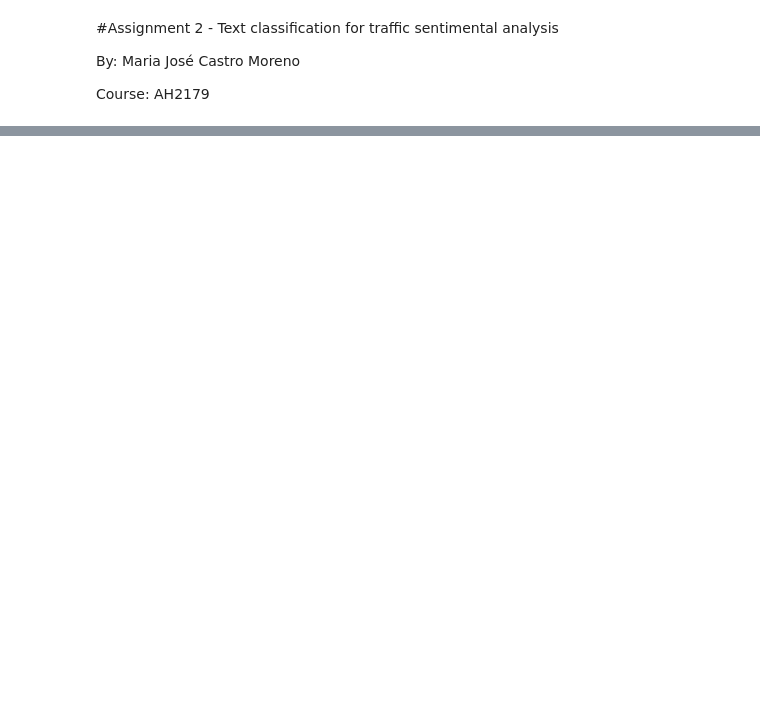
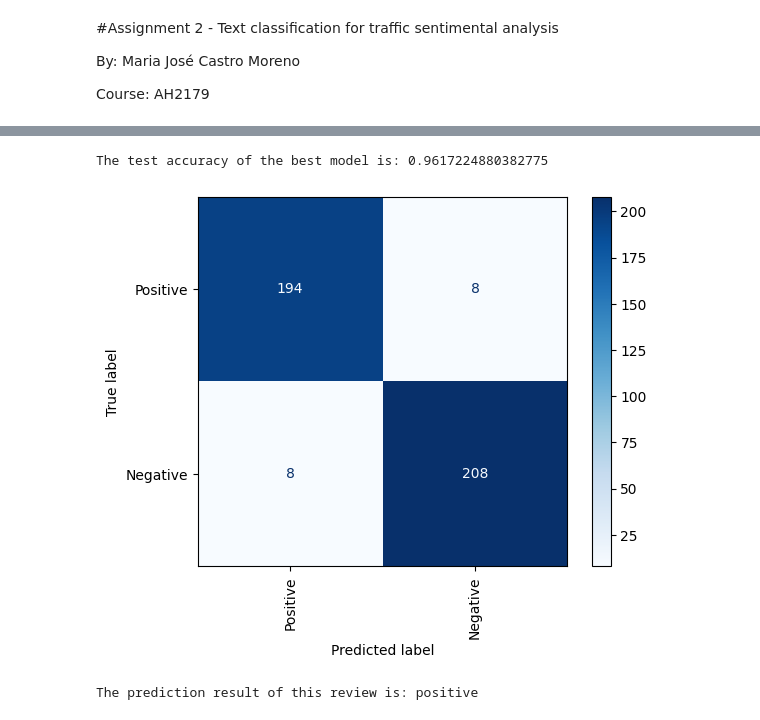
Before and after one commit to mariacastrom00/AI_exercises_MJCM, a Jupyter notebook: Assignment2_AH2179_MJCM.ipynb, the cells around one changed output, grey strips where cells are left out. Saved outputs shown, nothing was run; the diff lists cells and outputs as text; code cells hidden in the pictures; blank space fills up the shorter version.

```diff
--- a/Assignment2_AH2179_MJCM.ipynb
+++ b/Assignment2_AH2179_MJCM.ipynb
@@ -34,0 +210,22 @@ df.head()
+# %%
+# Model parameter 1: Logistic Regression
+model = LogisticRegression(max_iter=1000, random_state=0)
+param_grid = {'C': [0.001, 0.01, 0.1, 1, 10, 100]}
+
+grid_search = GridSearchCV(estimator=model, param_grid=param_grid, cv=5, scoring='accuracy')
+
+grid_search.fit(x_train_vectorized, y_train)
+
+best_lr = grid_search.best_estimator_
+
+test_accuracy = accuracy_score(y_test, best_lr.predict(x_test_vectorized))
+
+results.append({'Vectorizer': vectorizer_name,
+    'Model': 'Logistic Regression',
+    'Best Parameters': grid_search.best_params_,
+    'CV Accuracy': grid_search.best_score_,
+    'Test Accuracy': test_accuracy})
+
+print("Best parameters:", grid_search.best_params_)
+print("CV accuracy:", grid_search.best_score_)
+print("Test accuracy:", test_accuracy)
@@ -34,0 +395,40 @@ df.head()
+# %%
+# Already imported ConfusionMatrixDisplay and accuracy_score
+from sklearn.metrics import ConfusionMatrixDisplay, accuracy_score
+
+# Best-performing model
+# best_lr, best_knn, best_rf, best_xgb, best_svm, best_bnb
+best_model = best_lr
+
+# Confusion matrix
+ConfusionMatrixDisplay.from_estimator(
+    best_model,
+    x_test_vectorized,
+    y_test,
+    display_labels=['Positive', 'Negative'],
+    cmap='Blues',
+    xticks_rotation='vertical')
+
+# Calculate test accuracy
+test_accuracy = accuracy_score(y_test, best_model.predict(x_test_vectorized))
+
+print("The test accuracy of the best model is:", test_accuracy)
+# %% [output]
+The test accuracy of the best model is: 0.9617224880382775
+[figure, added]
+# %%
+# Here you change the reviews
+text = 'Adayala road is clear'
+
+# Make a prediction for this review
+# Best model is written in the cell above, change when trying the new ones
+score = best_model.predict_proba(vectorizer.transform([text]))[0][1]
+
+if score >0.5:
+  attitude='negative'
+else:
+  attitude='positive'
+
+print('The prediction result of this review is: '+ attitude)
+# %% [output]
+The prediction result of this review is: positive
```
Also changed, not shown: parts of 30 cells of this notebook.
